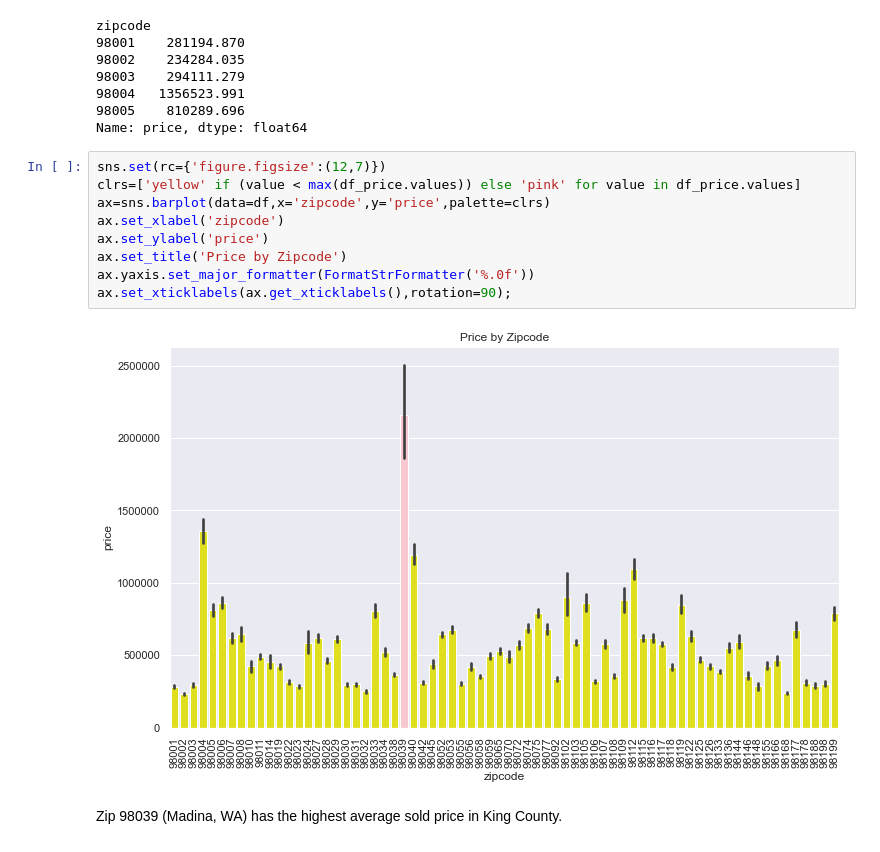
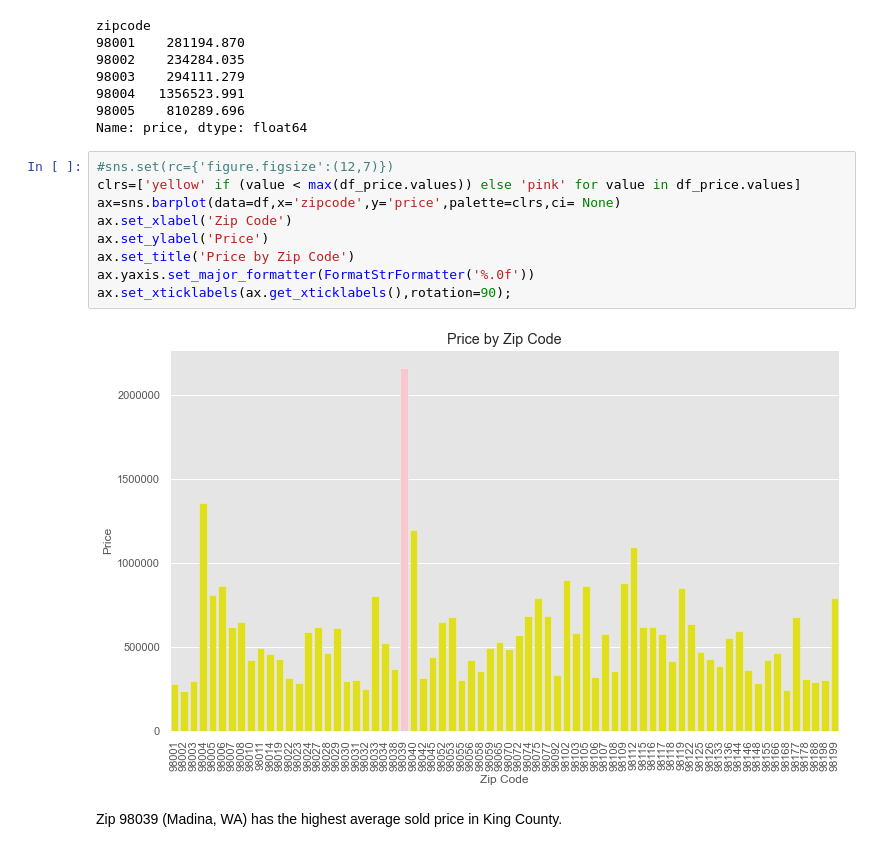
Before and after one commit to claudiatsai/King-County-Housing-Report_DS, a Jupyter notebook: student.ipynb, the cells around one changed output. Saved outputs shown, nothing was run; the diff lists cells and outputs as text.

```diff
--- a/student.ipynb
+++ b/student.ipynb
@@ -472,16 +472,16 @@ zipcode
 98005    810289.696
 Name: price, dtype: float64
 # %%
-sns.set(rc={'figure.figsize':(12,7)})
+#sns.set(rc={'figure.figsize':(12,7)})
 clrs=['yellow' if (value < max(df_price.values)) else 'pink' for value in df_price.values]
-ax=sns.barplot(data=df,x='zipcode',y='price',palette=clrs)
-ax.set_xlabel('zipcode')
-ax.set_ylabel('price')
-ax.set_title('Price by Zipcode')
+ax=sns.barplot(data=df,x='zipcode',y='price',palette=clrs,ci= None)
+ax.set_xlabel('Zip Code')
+ax.set_ylabel('Price')
+ax.set_title('Price by Zip Code')
 ax.yaxis.set_major_formatter(FormatStrFormatter('%.0f'))
 ax.set_xticklabels(ax.get_xticklabels(),rotation=90);
 # %% [output]
-[figure, old version]
+[figure, new version]
 # %% [markdown]
 Zip 98039 (Madina, WA) has the highest average sold price in King County.
 # %% [markdown]
```
Also changed, not shown: parts of 8 cells of this notebook, 9 other files.
